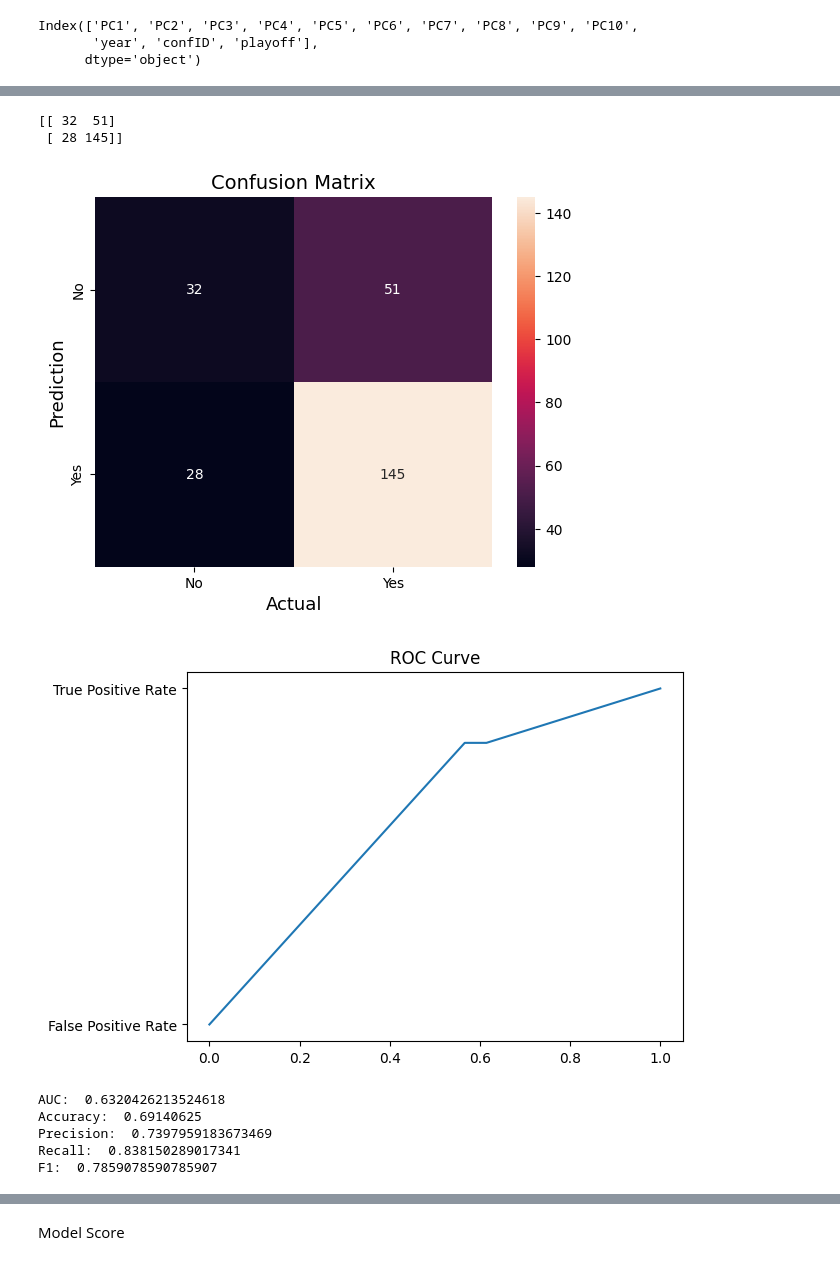
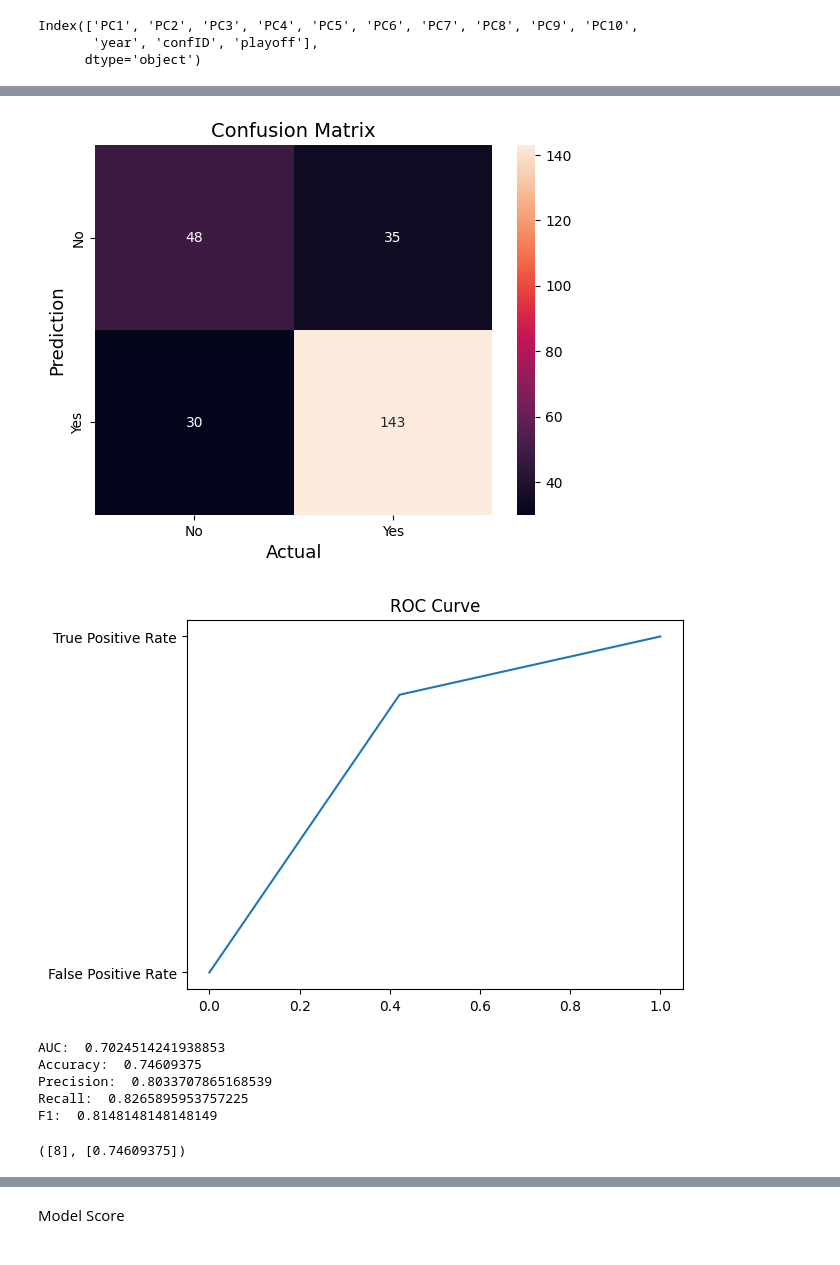
Before and after one commit to DanielRodrigues08/AC-FEUP, a Jupyter notebook: classification.ipynb, the cells around one changed output, grey strips where cells are left out. Cells and saved outputs as stored; diff of their text form; code cells hidden in the pictures.

```diff
--- a/classification.ipynb
+++ b/classification.ipynb
@@ -59,0 +42,7 @@ df = X
+# %%
+mapping = {'L': 'Y',
+           'W': 'Y'}
+
+df['semis'] = df['semis'].map(mapping)
+df['finals'] = df['finals'].map(mapping)
+df['firstRound'] = df['firstRound'].map(mapping)
@@ -314,21 +290,22 @@ def train_evaluate_decision_tree_graph(model, data):
         'min_samples_split': [2, 5, 10],
         'min_samples_leaf': [1, 2, 4]
     }
-    # escolher o segundo
-    for year in years[1:]:
-        y_test1, y_pred1, y_prob1 = train_model_validation(year, model, data1, label, param_grid)
-        y_test2, y_pred2, y_prob2 = train_model_validation(year, model, data2, label, param_grid)
 
-        y_test = np.concatenate((y_test1, y_test2))
-        y_pred = np.concatenate((y_pred1, y_pred2))
-        y_prob = np.concatenate((y_prob1[:, 1], y_prob2[:, 1]))
+    year = 8
 
-        if year == years[-1]:
-            model_score(y_test, y_pred, y_prob)
+    y_test1, y_pred1, y_prob1 = train_model_validation(year, model, data1, label, param_grid)
+    y_test2, y_pred2, y_prob2 = train_model_validation(year, model, data2, label, param_grid)
 
-        accuracy = accuracy_score(y_test, y_pred)
-        accuracy_scores.append(accuracy)
-        years_tested.append(year)
+    y_test = np.concatenate((y_test1, y_test2))
+    y_pred = np.concatenate((y_pred1, y_pred2))
+    y_prob = np.concatenate((y_prob1[:, 1], y_prob2[:, 1]))
+
+    if year == years[-1]:
+        model_score(y_test, y_pred, y_prob)
+
+    accuracy = accuracy_score(y_test, y_pred)
+    accuracy_scores.append(accuracy)
+    years_tested.append(year)
 
     return years_tested, accuracy_scores
 
@@ -351,13 +329,12 @@ See the caveats in the documentation: https://pandas.pydata.org/pandas-docs/stab
 Try using .loc[row_indexer,col_indexer] = value instead
 
 See the caveats in the documentation: https://pandas.pydata.org/pandas-docs/stable/user_guide/indexing.html#returning-a-view-versus-a-copy
   data['sampleWeight'] = data['year'].apply(lambda year_x: 2 ** (year - year_x - 1) if year > year_x else 1)
-[[ 32  51]
- [ 28 145]]
-[figure, old version]
+[figure, new version]
-[figure, old version]
+[figure, new version]
+AUC:  0.7024514241938853
+Accuracy:  0.74609375
+Precision:  0.8033707865168539
+Recall:  0.8265895953757225
+F1:  0.8148148148148149
-AUC:  0.6320426213524618
-Accuracy:  0.69140625
-Precision:  0.7397959183673469
-Recall:  0.838150289017341
-F1:  0.7859078590785907
+([8], [0.74609375])
```
Also changed, not shown: parts of 7 cells of this notebook.
